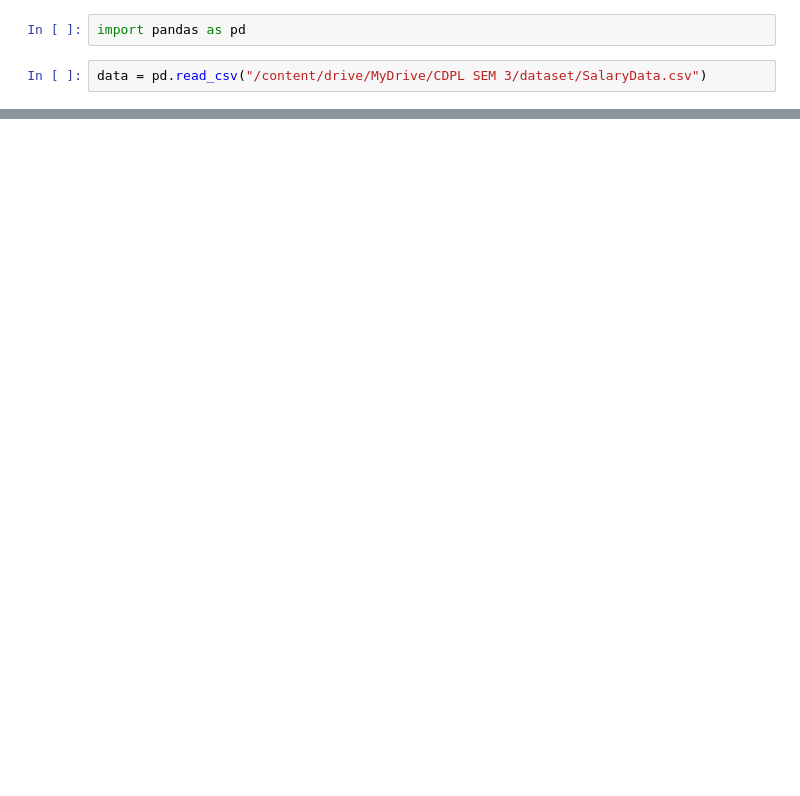
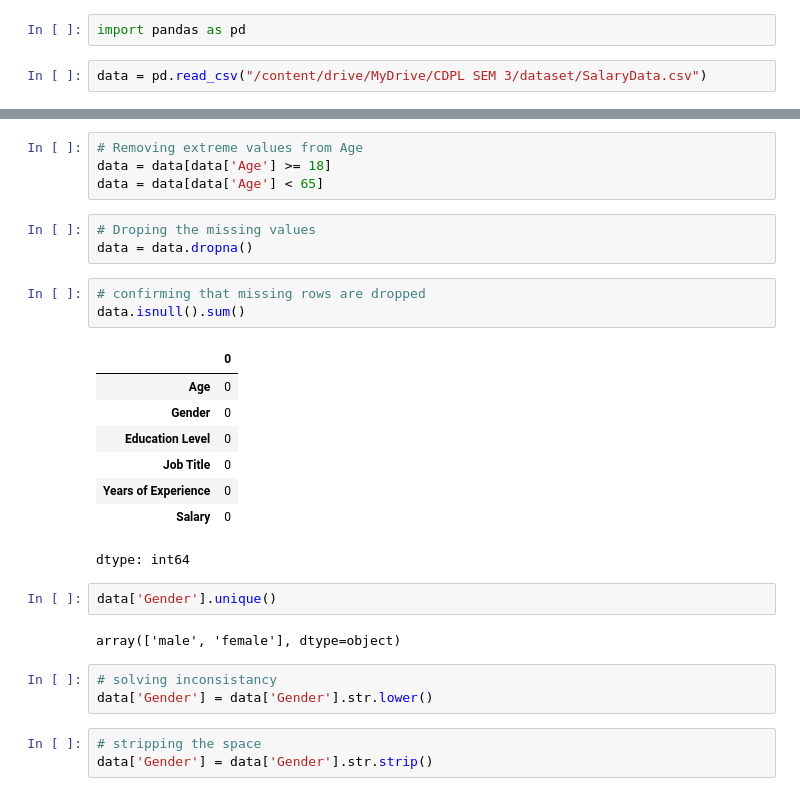
Before and after one commit to aryancodes12/Advance-Machine-Learning, a Jupyter notebook: bacic_EDA.ipynb, the cells around one changed output, grey strips where cells are left out. Saved outputs shown, nothing was run; the diff lists cells and outputs as text; blank space fills up the shorter version.

```diff
--- a/bacic_EDA.ipynb
+++ b/bacic_EDA.ipynb
@@ -138,0 +135,29 @@ df.describe()
+# %%
+# Removing extreme values from Age
+data = data[data['Age'] >= 18]
+data = data[data['Age'] < 65]
+# %%
+# Droping the missing values
+data = data.dropna()
+# %%
+# confirming that missing rows are dropped
+data.isnull().sum()
+# %% [output]
+|  | 0 |
+| Age | 0 |
+| Gender | 0 |
+| Education Level | 0 |
+| Job Title | 0 |
+| Years of Experience | 0 |
+| Salary | 0 |
+dtype: int64
+# %%
+data['Gender'].unique()
+# %% [output]
+array(['male', 'female'], dtype=object)
+# %%
+# solving inconsistancy
+data['Gender'] = data['Gender'].str.lower()
+# %%
+# stripping the space
+data['Gender'] = data['Gender'].str.strip()
```
Also changed, not shown: parts of 32 cells of this notebook.
